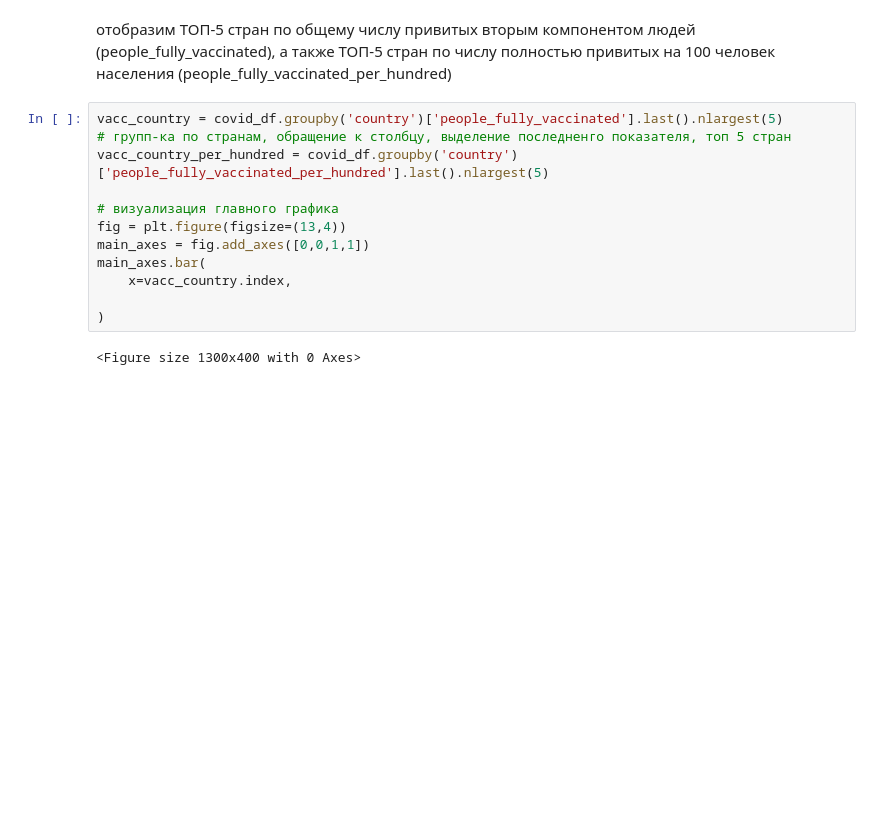
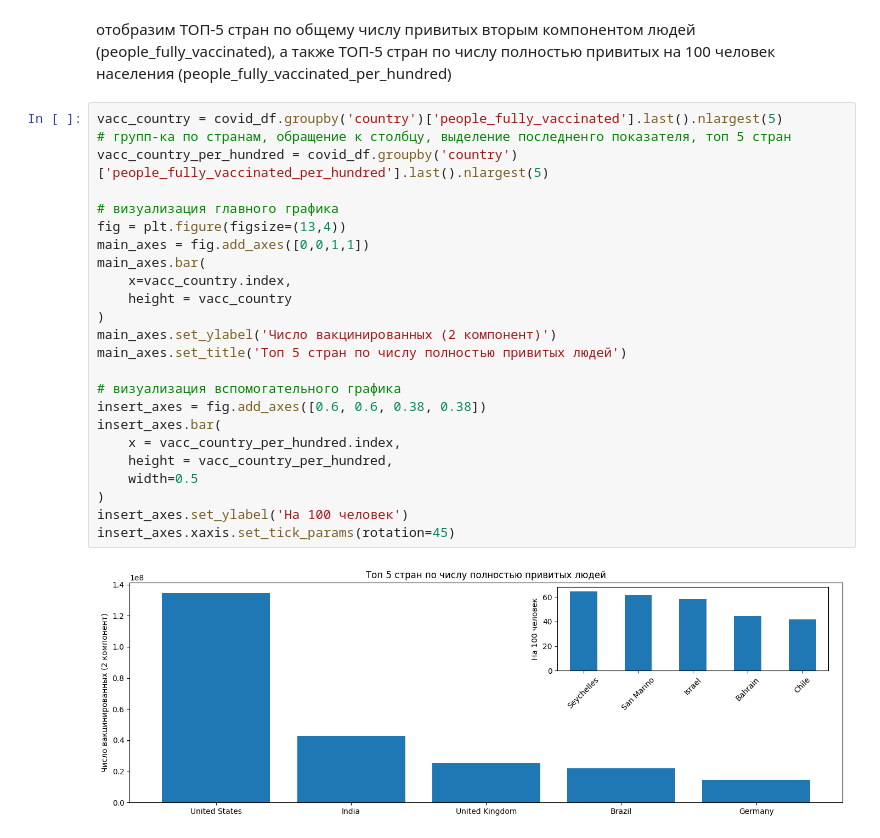
Before and after one commit to UdTatyana/SF-Data-Science, a Jupyter notebook: Skillfactory/PY_13 Визуализация/Theory_13.ipynb, the cells around one changed output. Cells and saved outputs as stored; diff of their text form; blank space fills up the shorter version.

```diff
--- a/Skillfactory/PY_13 Визуализация/Theory_13.ipynb
+++ b/Skillfactory/PY_13 Визуализация/Theory_13.ipynb
@@ -355,14 +355,26 @@ axes.legend() # отображение легенды
 # %%
 vacc_country = covid_df.groupby('country')['people_fully_vaccinated'].last().nlargest(5)
 # групп-ка по странам, обращение к столбцу, выделение последненго показателя, топ 5 стран
 vacc_country_per_hundred = covid_df.groupby('country')['people_fully_vaccinated_per_hundred'].last().nlargest(5)
 
 # визуализация главного графика
 fig = plt.figure(figsize=(13,4))
 main_axes = fig.add_axes([0,0,1,1])
 main_axes.bar(
     x=vacc_country.index,
+    height = vacc_country
+)
+main_axes.set_ylabel('Число вакцинированных (2 компонент)')
+main_axes.set_title('Тoп 5 стран по числу полностью привитых людей')
 
+# визуализация вспомогательного графика
+insert_axes = fig.add_axes([0.6, 0.6, 0.38, 0.38])
+insert_axes.bar(
+    x = vacc_country_per_hundred.index,
+    height = vacc_country_per_hundred,
+    width=0.5
 )
+insert_axes.set_ylabel('На 100 человек')
+insert_axes.xaxis.set_tick_params(rotation=45)
 # %% [output]
-<Figure size 1300x400 with 0 Axes>
+[figure, added]
```
Also changed, not shown: parts of 9 cells of this notebook.
